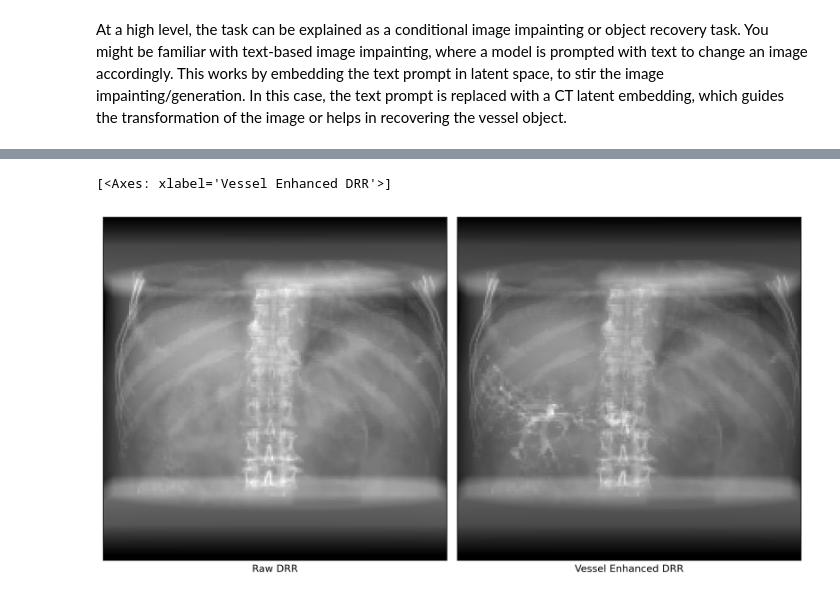
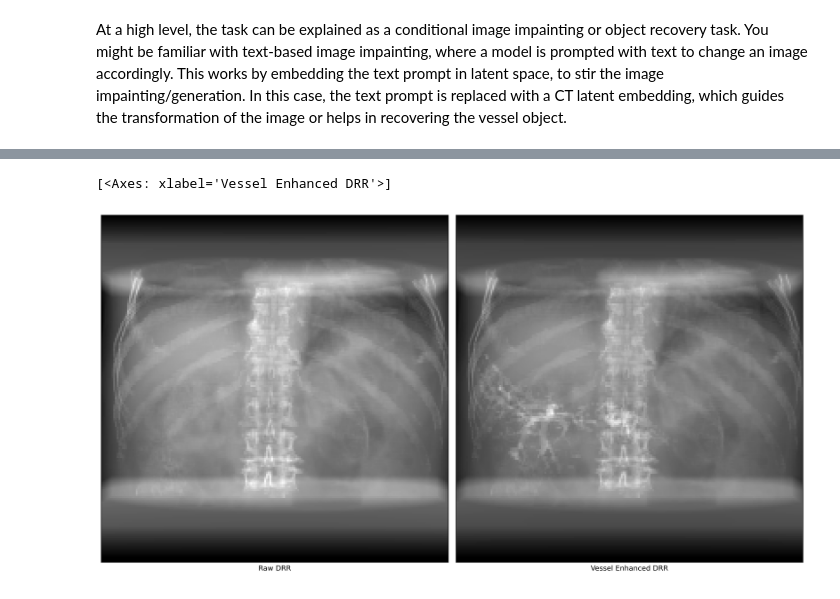
Before and after one commit to LucianoDeben/5ARIP10-ITP-T3G3, a Jupyter notebook: notebooks/pipeline.ipynb, the cells around one changed output, grey strips where cells are left out. Cells and saved outputs as stored; diff of their text form; code cells hidden in the pictures.

```diff
--- a/notebooks/pipeline.ipynb
+++ b/notebooks/pipeline.ipynb
@@ -366,21 +366,21 @@ Enhanced DRR shape: torch.Size([1, 2, 200, 200])
 # %%
 # Plot the segmentation masks
 fig, axs = plt.subplots(
     nrows=1,
     ncols=2,
-    figsize=(10, 7),
+    figsize=(14, 7.75),
     tight_layout=True,
     dpi=300,
 )
 
 # Plot the DRR, DRR with vessel contrast, and the enhanced DRR
 plot_drr(drr_image_raw.sum(dim=1, keepdim=True), axs=axs[0], ticks=False, title="Raw DRR")
 plot_drr(
     drr_image_enhanced.sum(dim=1, keepdim=True),
     axs=axs[1],
     ticks=False,
     title="Vessel Enhanced DRR",
 )
 # %% [output]
 [<Axes: xlabel='Vessel Enhanced DRR'>]
-[figure, old version]
+[figure, new version]
```
